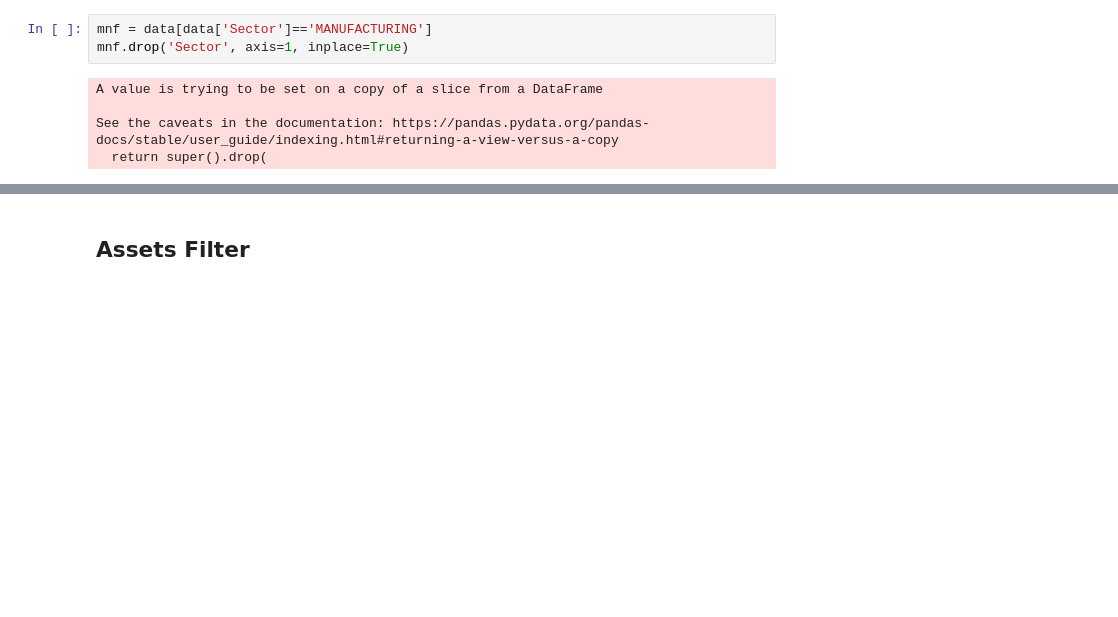
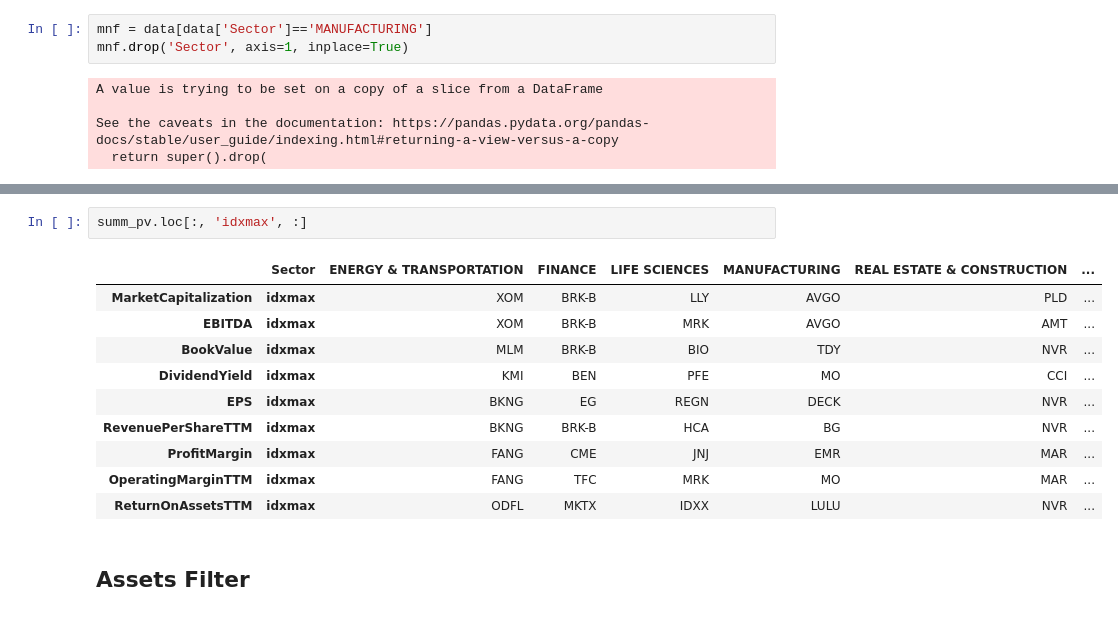
Before and after one commit to fadeeva/stock_market_research, a Jupyter notebook: Portfolio/Asset_Selection.ipynb, the cells around one changed output, grey strips where cells are left out. Drawn from its saved outputs; the diff is of its cells as text; blank space fills up the shorter version.

```diff
--- a/Portfolio/Asset_Selection.ipynb
+++ b/Portfolio/Asset_Selection.ipynb
@@ -1149,3 +1169,16 @@ summ_pv.loc[:, 'idxmin', :]
+# %%
+summ_pv.loc[:, 'idxmax', :]
+# %% [output]
+|  | Sector | ENERGY & TRANSPORTATION | FINANCE | LIFE SCIENCES | MANUFACTURING | REAL ESTATE & CONSTRUCTION | ... |
+| MarketCapitalization | idxmax | XOM | BRK-B | LLY | AVGO | PLD | ... |
+| EBITDA | idxmax | XOM | BRK-B | MRK | AVGO | AMT | ... |
+| BookValue | idxmax | MLM | BRK-B | BIO | TDY | NVR | ... |
+| DividendYield | idxmax | KMI | BEN | PFE | MO | CCI | ... |
+| EPS | idxmax | BKNG | EG | REGN | DECK | NVR | ... |
+| RevenuePerShareTTM | idxmax | BKNG | BRK-B | HCA | BG | NVR | ... |
+| ProfitMargin | idxmax | FANG | CME | JNJ | EMR | MAR | ... |
+| OperatingMarginTTM | idxmax | FANG | TFC | MRK | MO | MAR | ... |
+| ReturnOnAssetsTTM | idxmax | ODFL | MKTX | IDXX | LULU | NVR | ... |
 # %% [markdown]
 ## Assets Filter
 # %%
```
Also changed, not shown: parts of 19 cells of this notebook.
